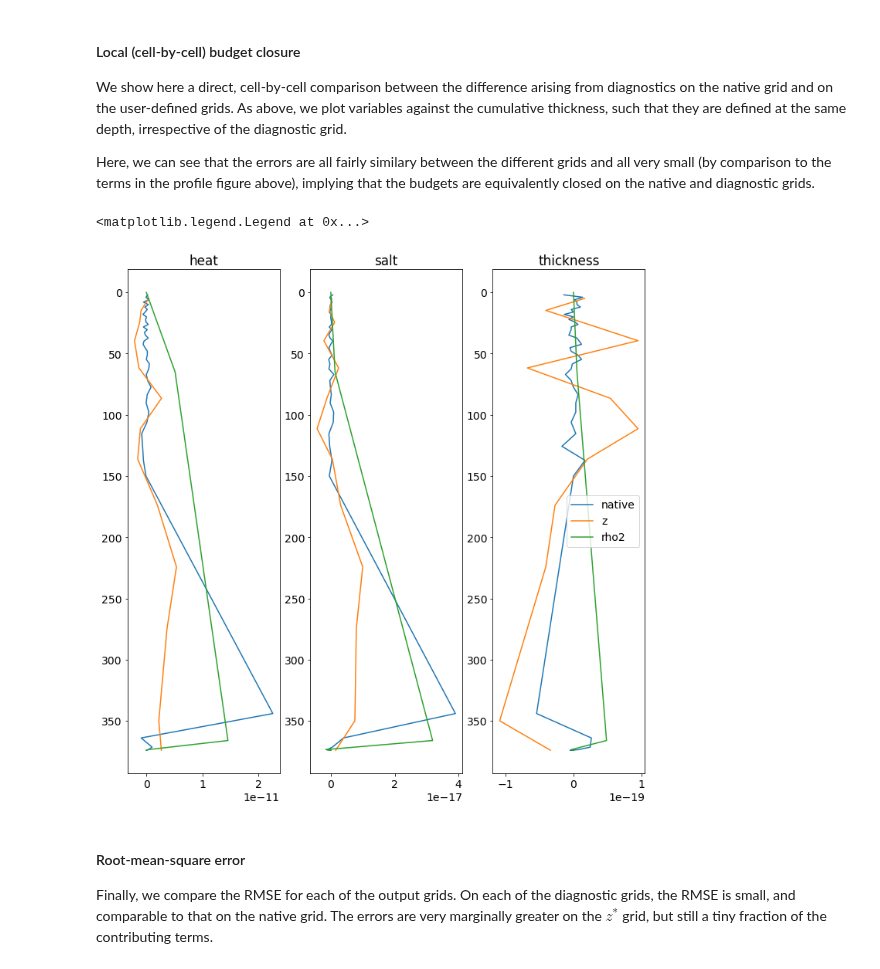
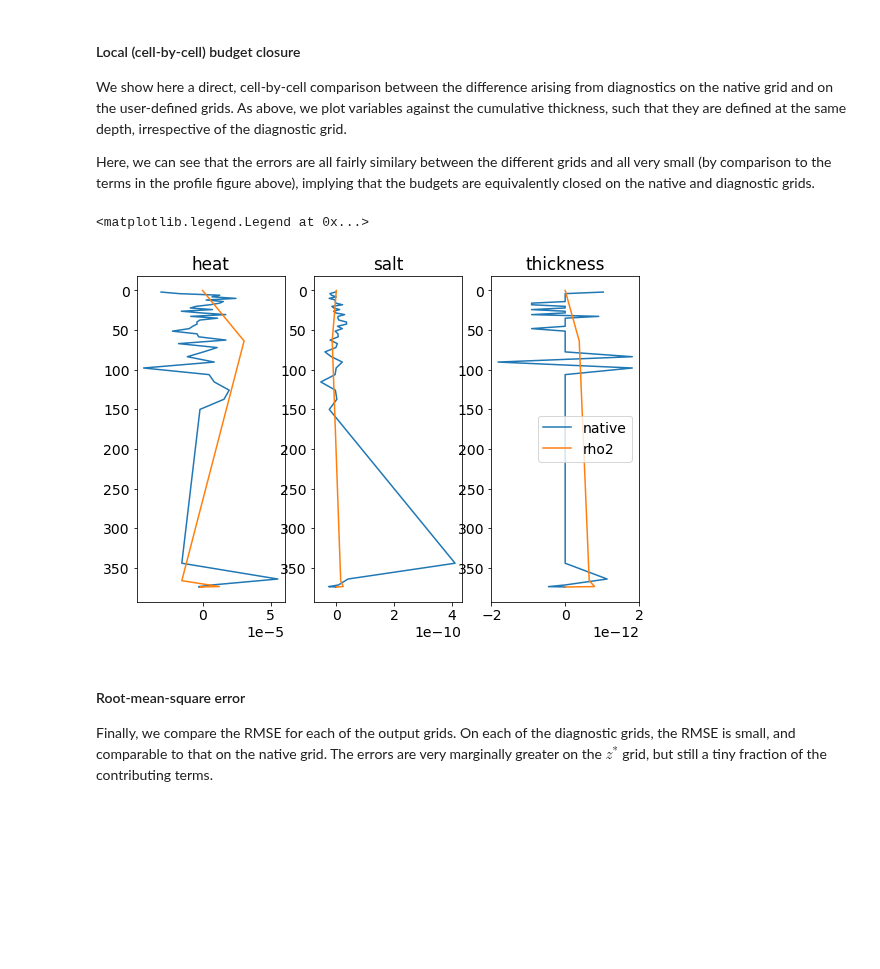
Before and after one commit to MOM6-community/MOM6-AnalysisCookbook, a Jupyter notebook: tutorials/09_Closing_tracer_budgets.ipynb, the cells around one changed output. Drawn from its saved outputs; the diff is of its cells as text; code cells hidden in the pictures; blank space fills up the shorter version.

Commit message:
switched files to call from in budget closure script

```diff
--- a/tutorials/09_Closing_tracer_budgets.ipynb
+++ b/tutorials/09_Closing_tracer_budgets.ipynb
@@ -74,7 +79,7 @@ terms['salt'] = ['osalttend','S_advection_xy','Sh_tendency_vert_remap',
 terms['thickness'] = ['dhdt','dynamics_h_tendency','vert_remap_h_tendency',
                       'boundary_forcing_h_tendency']
 # Specify different diagnostic grids
-grids = ['native','z','rho2']
+grids = ['native','rho2']
 # Specify vertical index name in grid
 vertind = {'native':'zl','z':'z_l','rho2':'rho2_l'}
 # %%
@@ -102,12 +107,28 @@ def calc_budget(ds,terms):
 # There are separate files for each grid,
 # so loop through to load and place each dataset into a dictionary
 # Within the loop, calculate the LHS and RHS for each tracer for each grid
-rootdir = '/archive/gam/MOM6-examples/ice_ocean_SIS2/Baltic_OM4_025/tutorial_budgetclosure/'
-filename = '19000101.ocean_daily'
+# rootdir = '/archive/gam/MOM6-examples/ice_ocean_SIS2/Baltic_OM4_025/tutorial_budgetclosure/'
+# filename = '19000101.ocean_daily'
+# ds = {}
+# lhs = {}
+# rhs = {}
+# for grid in grids:
+#     ds[grid] = xr.open_dataset(rootdir+filename+'_'+grid+'.nc')
+#     # Calculate the two sides of the tracer equation on the native grid
+#     lhs[grid],rhs[grid] = calc_budget(ds[grid],terms)
+
+rootdir = '/archive/gam/MOM6-examples/ice_ocean_SIS2/Baltic_OM4_025/1yr/'
+prefix = '19000101.ocean_'
 ds = {}
 lhs = {}
 rhs = {}
 for grid in grids:
-    ds[grid] = xr.open_dataset(rootdir+filename+'_'+grid+'.nc')
+    # Diagnostics were saved into different files
+    suffixs = ['1900','heat','salt']
+    ds[grid] = xr.Dataset()
+    for suffix in suffixs:
+        filename = prefix+grid+'_'+suffix+'*.nc'
+        dsnow = xr.open_mfdataset(rootdir+filename).isel(time=0)
+        ds[grid] = xr.merge([ds[grid],dsnow])
     # Calculate the two sides of the tracer equation on the native grid
     lhs[grid],rhs[grid] = calc_budget(ds[grid],terms)
@@ -214,24 +239,24 @@ Here, we can see that the errors are all fairly similary between the different g
 # %%
 lon=5
 lat=90
 select = {'xh':lon,'yh':lat}
 
-fig,ax = plt.subplots(figsize=(12,12),ncols=3)
+fig,ax = plt.subplots(figsize=(9,6),ncols=3)
 for grid in grids:
     z = ds[grid]['thkcello'].sel(select,method='nearest').squeeze().cumsum(vertind[grid])
     count=0
     for key in terms.keys():
         ax[count].plot(
             (lhs[grid][key]-rhs[grid][key]).sel(select,method='nearest').squeeze(),z,label=grid)
         ax[count].set_title(key)
         count+=1
 ax[0].invert_yaxis()
 ax[1].invert_yaxis()
 ax[2].invert_yaxis()
 ax[2].legend()
 # %% [output]
 <matplotlib.legend.Legend at 0x...>
-[figure, old version]
+[figure, new version]
 # %% [markdown]
 #### Root-mean-square error
 Finally, we compare the RMSE for each of the output grids. On each of the diagnostic grids, the RMSE is small, and comparable to that on the native grid. The errors are very marginally greater on the $z^*$ grid, but still a tiny fraction of the contributing terms.
```
Also changed, not shown: parts of 7 cells of this notebook, 2 other files.
